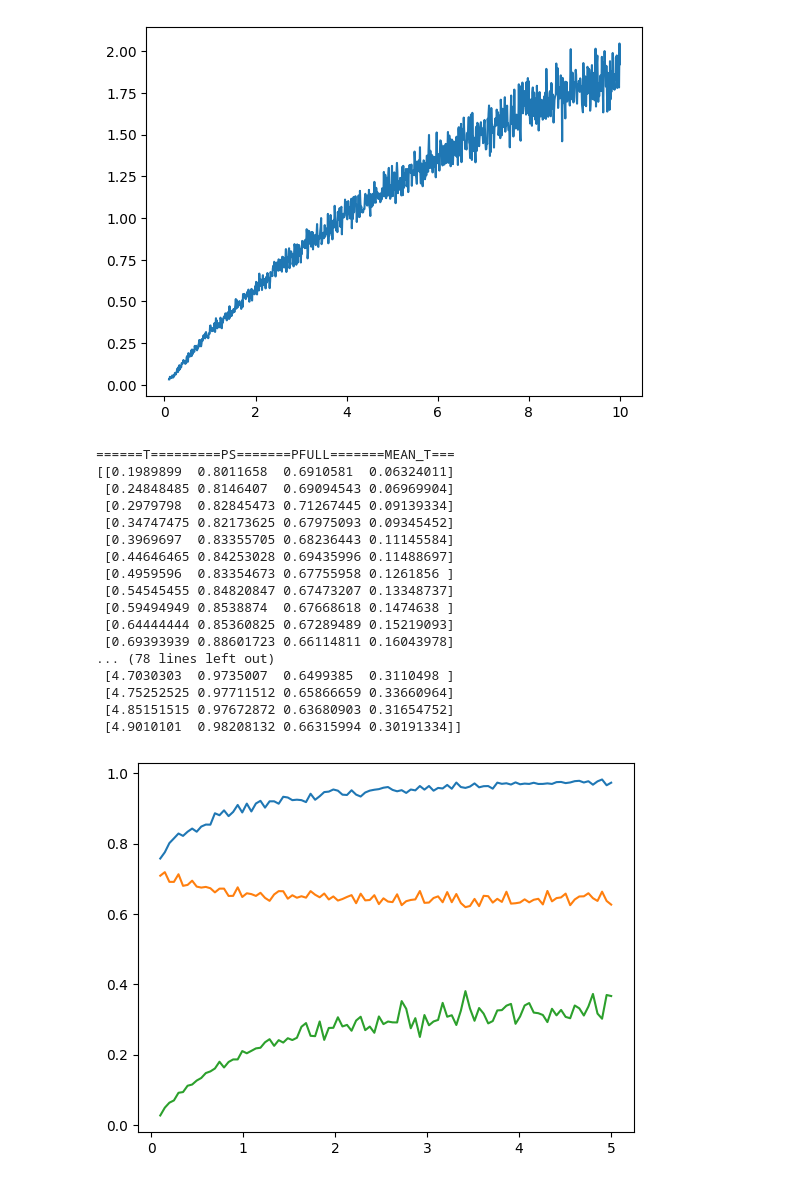
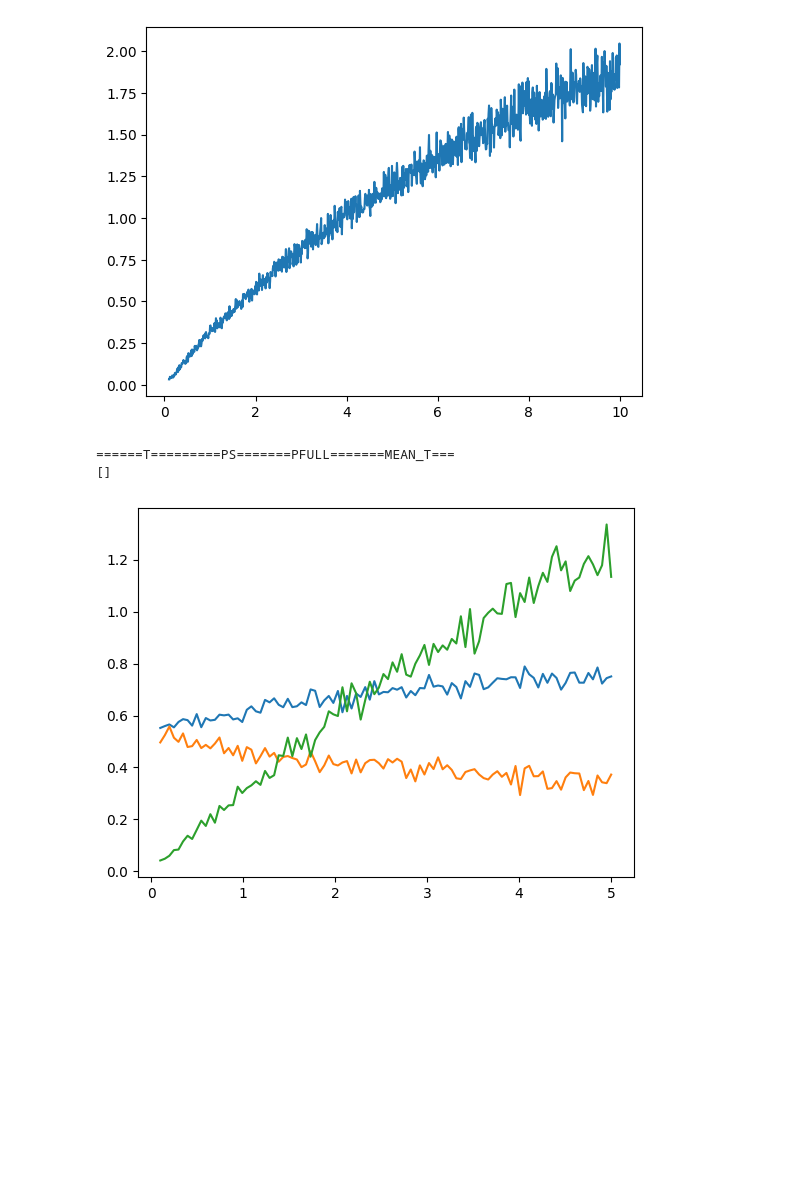
Before and after one commit to HungryM1NT/VP, a Jupyter notebook: lab4.ipynb, the cells around one changed output. Cells and saved outputs as stored; diff of their text form; code cells hidden in the pictures; blank space fills up the shorter version.

```diff
--- a/lab4.ipynb
+++ b/lab4.ipynb
@@ -136,46 +136,31 @@ T2 = 1000
 # %%
 all_tw = np.linspace(0.1, 5, 100)
 props = []
 all_ps = []
 all_p_full = []
 all_mean_t = []
 for tw in all_tw:
-    T_req = generate_request_time_exp(lmbd2, T2)
-    T_processing = generate_process_time_exp(mu2, len(T_req))
-    processed_requests, T_p, T_f, all_wait_time = simulate(T_req, T_processing, T2, tw)
+    T_req = generate_request_time_exp(lmbd, T)
+    T_processing = generate_process_time_exp(mu, len(T_req))
+    processed_requests, T_p, T_f, all_wait_time = simulate(T_req, T_processing, T, tw)
     ps = processed_requests / len(T_req)
     p_full = T_p / (T_f + T_p)
     mean_t = np.mean(all_wait_time)
     if ps >= 0.8 and p_full >= 0.6 and mean_t <= 0.35:
         props.append([tw, ps, p_full, mean_t])
     all_ps.append(ps)
     all_p_full.append(p_full)
     all_mean_t.append(mean_t)
 
 print("======T=========PS=======PFULL=======MEAN_T===")
 print(np.asarray(props))
 plt.plot(all_tw, all_ps)
 plt.plot(all_tw, all_p_full)
 plt.plot(all_tw, all_mean_t)
 # plt.xlabel("Интенсивность обработки заявок сервером")
 # plt.ylabel("Относительная доля обработанных сигналов")
 plt.show()
 # %% [output]
 ======T=========PS=======PFULL=======MEAN_T===
-[[0.1989899  0.8011658  0.6910581  0.06324011]
- [0.24848485 0.8146407  0.69094543 0.06969904]
- [0.2979798  0.82845473 0.71267445 0.09139334]
- [0.34747475 0.82173625 0.67975093 0.09345452]
- [0.3969697  0.83355705 0.68236443 0.11145584]
- [0.44646465 0.84253028 0.69435996 0.11488697]
- [0.4959596  0.83354673 0.67755958 0.1261856 ]
- [0.54545455 0.84820847 0.67473207 0.13348737]
- [0.59494949 0.8538874  0.67668618 0.1474638 ]
- [0.64444444 0.85360825 0.67289489 0.15219093]
- [0.69393939 0.88601723 0.66114811 0.16043978]
-... (78 lines left out)
- [4.7030303  0.9735007  0.6499385  0.3110498 ]
- [4.75252525 0.97711512 0.65866659 0.33660964]
- [4.85151515 0.97672872 0.63680903 0.31654752]
- [4.9010101  0.98208132 0.66315994 0.30191334]]
+[]
-[figure, old version]
+[figure, new version]
```
Also changed, not shown: parts of 2 cells of this notebook, 1 other file.
